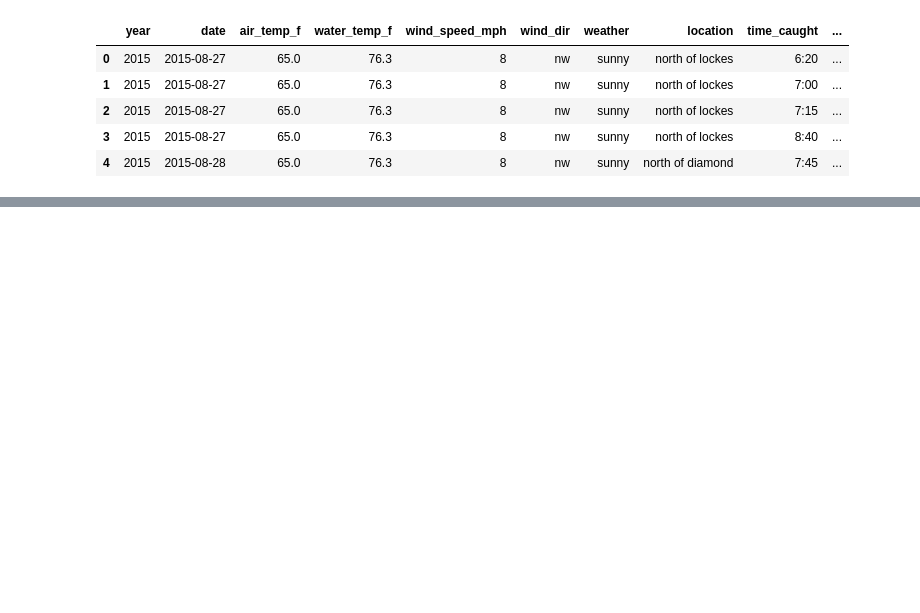
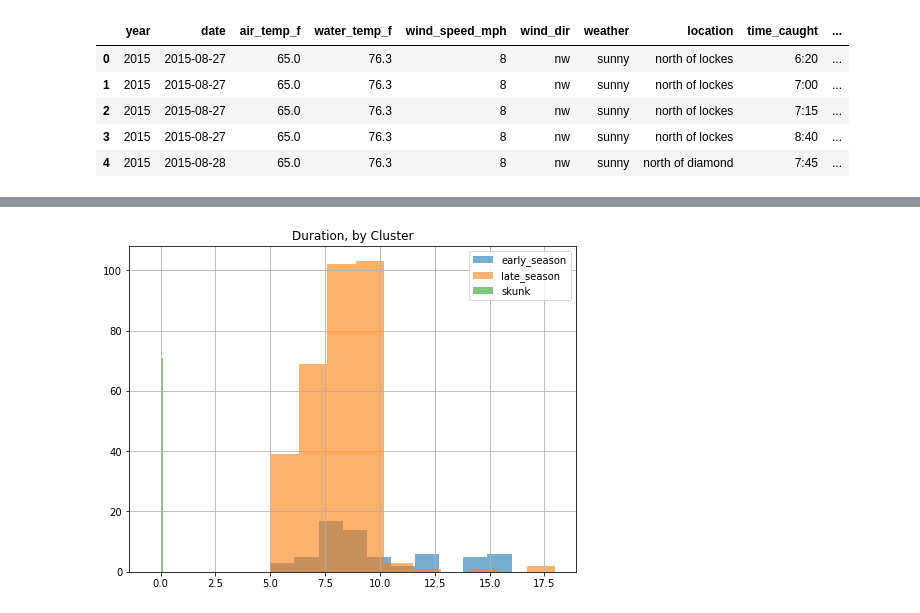
Before and after one commit to aothree/Fishing-Winni, a Jupyter notebook: modeling_clusters.ipynb, the cells around one changed output, grey strips where cells are left out. Drawn from its saved outputs; the diff is of its cells as text; code cells hidden in the pictures; blank space fills up the shorter version.

```diff
--- a/modeling_clusters.ipynb
+++ b/modeling_clusters.ipynb
@@ -68,0 +103,7 @@ KMeans(n_clusters=5, random_state=42)
+# %%
+plt.figure(figsize=(8,6))
+df.groupby('cluster')['hour'].hist(legend = True, alpha = .6)
+plt.title('Duration, by Cluster')
+plt.legend();
+# %% [output]
+[figure, added]
```
Also changed, not shown: parts of 33 cells of this notebook, 4 other files.
